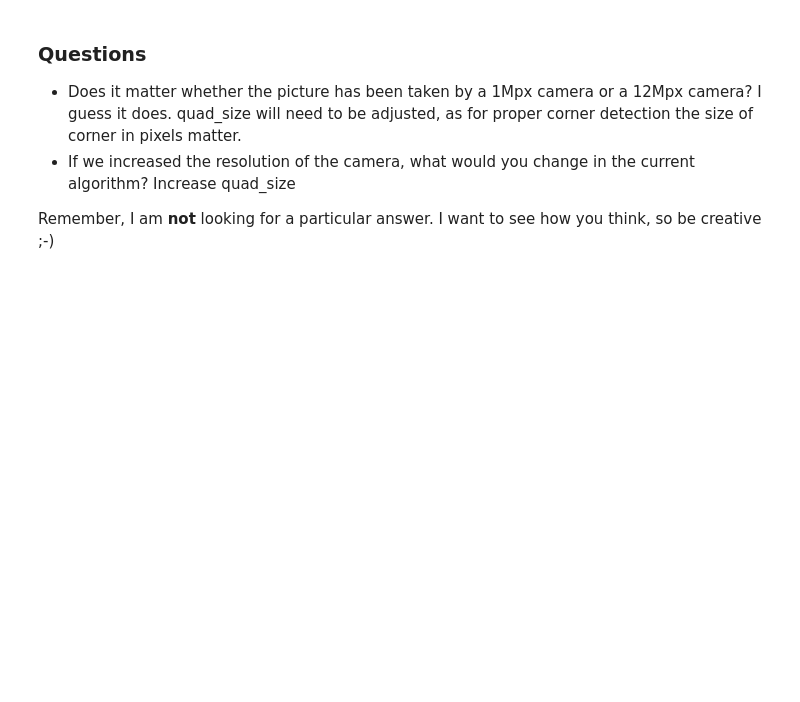
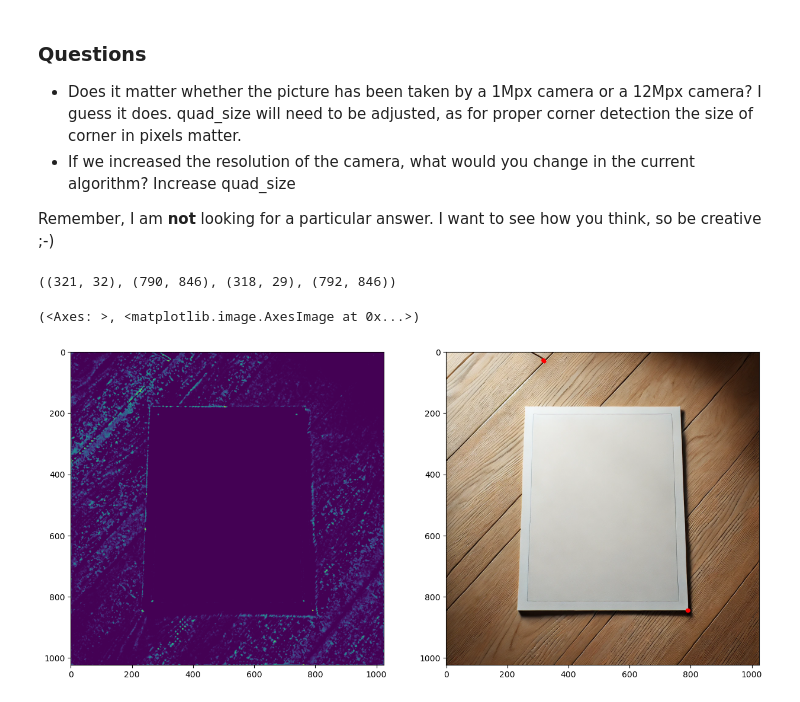
Before and after one commit to borboss366/computer-vision-v2-homework, a Jupyter notebook: lesson_6/homework/Homework.ipynb, the cells around one changed output. Saved outputs shown, nothing was run; the diff lists cells and outputs as text; code cells hidden in the pictures; blank space fills up the shorter version.

```diff
--- a/lesson_6/homework/Homework.ipynb
+++ b/lesson_6/homework/Homework.ipynb
@@ -150,3 +158,30 @@ Top-left:  (76, 115)
 * If we increased the resolution of the camera, what would you change in the current algorithm? Increase quad_size
 
 Remember, I am **not** looking for a particular answer. I want to see how you think, so be creative ;-)
+# %%
+img2 = cv2.imread('../data/gen.png')
+# Convert it to gray scale
+gray2 = cv2.cvtColor(img2, cv2.COLOR_BGR2GRAY)
+gray2 = np.float32(gray2) / 255
+
+img2 = cv2.cvtColor(img2, cv2.COLOR_BGR2RGB)
+cornerness2 = cv2.cornerHarris(gray2, blockSize=4, ksize=3, k=0.04)
+
+cornerness2[cornerness2 < 0] = 0
+
+# Since cornerness has a huge dynamic range, let's take the logarithm for better visualization and manipulation
+cornerness2 = np.log(cornerness2 + 1e-6)
+
+corners2 = find_corners(gray2, cornerness2, quad_size=7)
+print(corners2)
+out2 = draw_corners(img2, corners2)
+
+# And finally we plot the images (with the detected document corners)
+plt.subplot(121), plt.imshow(cornerness2)
+plt.subplot(122), plt.imshow(out2)
+
+# well not really worked out ;-(
+# %% [output]
+((321, 32), (790, 846), (318, 29), (792, 846))
+(<Axes: >, <matplotlib.image.AxesImage at 0x...>)
+[figure, added]
```
Also changed, not shown: parts of 3 cells of this notebook, 1 other file.
